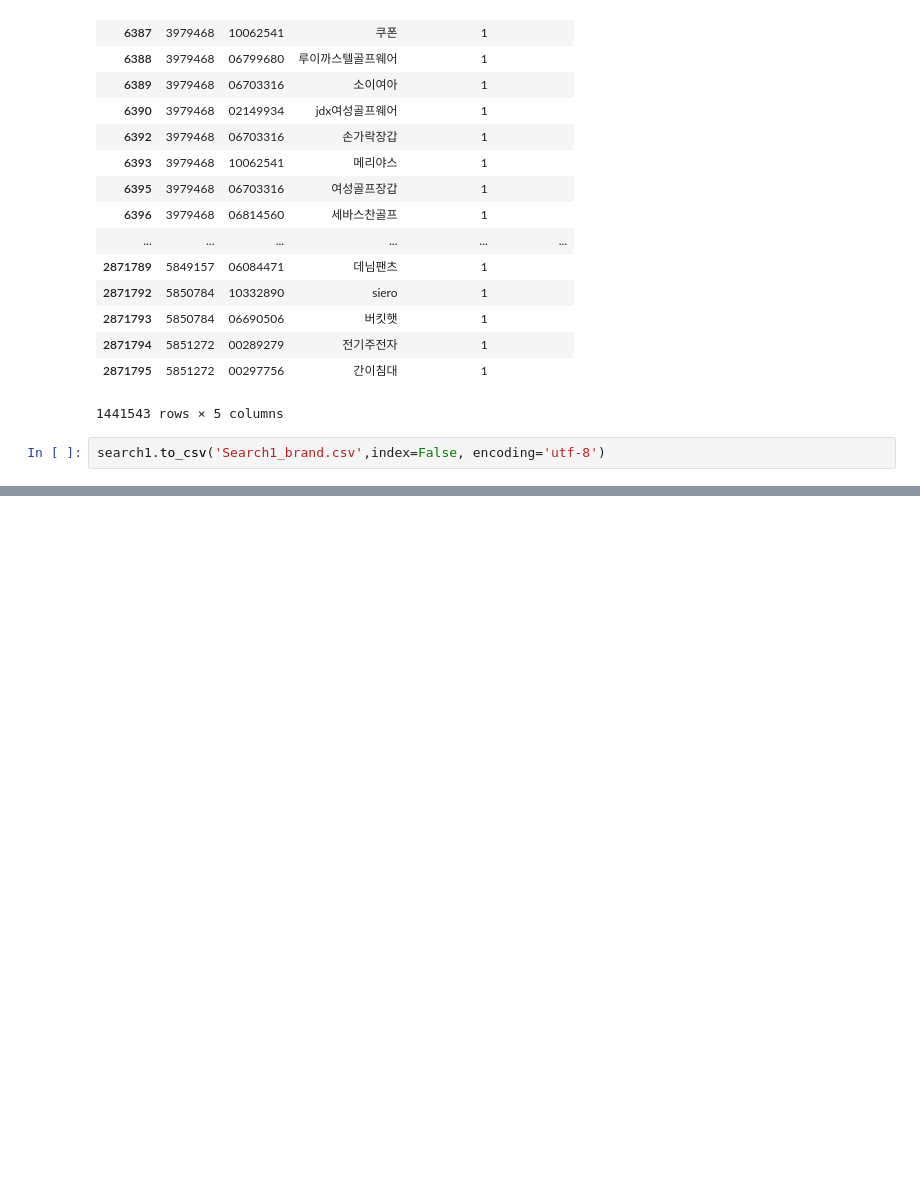
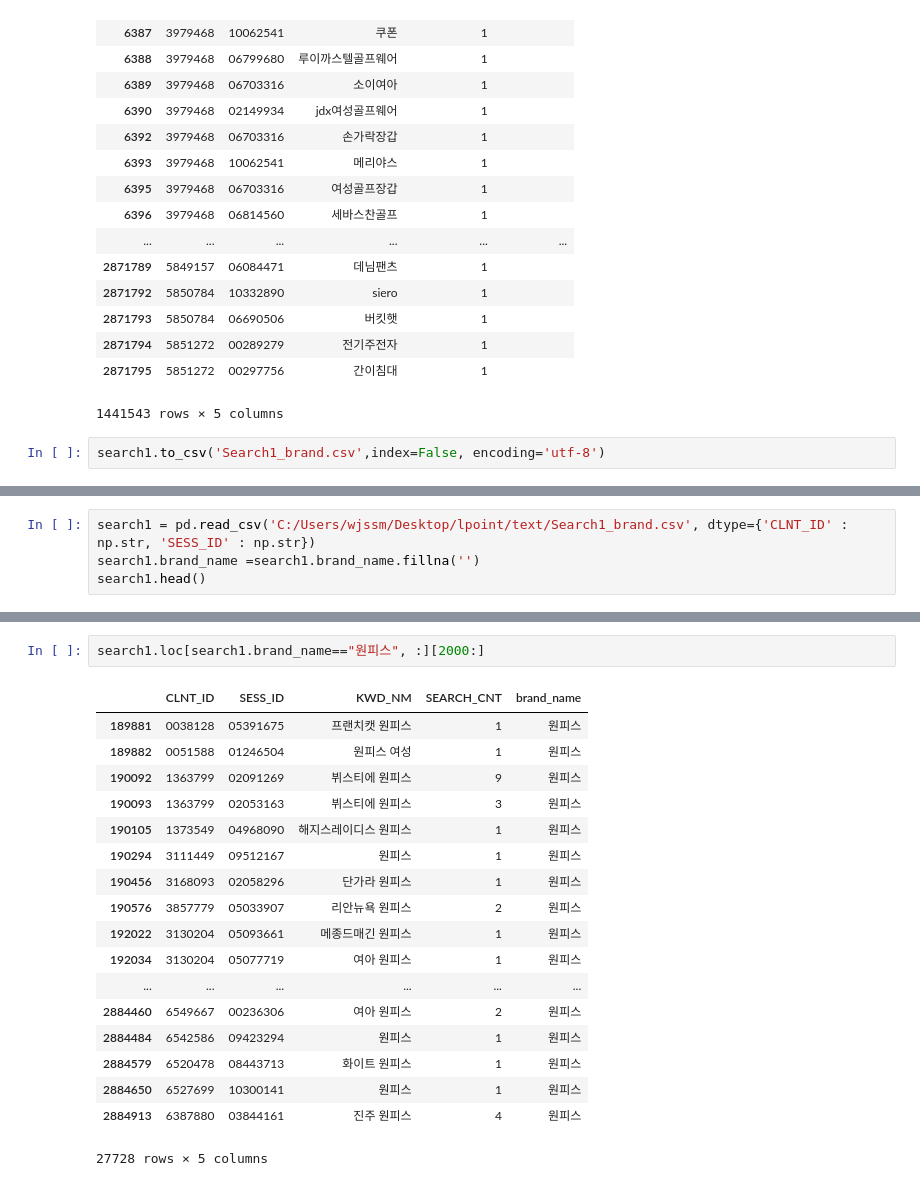
Before and after one commit to miniii222/-5th-L.point_bigdata_competiton, a Jupyter notebook: text/Search_extract_brand.ipynb, the cells around one changed output, grey strips where cells are left out. Drawn from its saved outputs; the diff is of its cells as text; blank space fills up the shorter version.

```diff
--- a/text/Search_extract_brand.ipynb
+++ b/text/Search_extract_brand.ipynb
@@ -400,0 +463,4 @@ search1.to_csv('Search1_brand.csv',index=False, encoding='utf-8')
+# %%
+search1 = pd.read_csv('C:/Users/wjssm/Desktop/lpoint/text/Search1_brand.csv', dtype={'CLNT_ID' : np.str, 'SESS_ID' : np.str})
+search1.brand_name =search1.brand_name.fillna('')
+search1.head()
@@ -400,0 +474,21 @@ search1.to_csv('Search1_brand.csv',index=False, encoding='utf-8')
+# %%
+search1.loc[search1.brand_name=="원피스", :][2000:]
+# %% [output]
+|  | CLNT_ID | SESS_ID | KWD_NM | SEARCH_CNT | brand_name |
+| 189881 | 0038128 | 05391675 | 프랜치캣 원피스 | 1 | 원피스 |
+| 189882 | 0051588 | 01246504 | 원피스 여성 | 1 | 원피스 |
+| 190092 | 1363799 | 02091269 | 뷔스티에 원피스 | 9 | 원피스 |
+| 190093 | 1363799 | 02053163 | 뷔스티에 원피스 | 3 | 원피스 |
+| 190105 | 1373549 | 04968090 | 해지스레이디스 원피스 | 1 | 원피스 |
+| 190294 | 3111449 | 09512167 | 원피스 | 1 | 원피스 |
+| 190456 | 3168093 | 02058296 | 단가라 원피스 | 1 | 원피스 |
+| 190576 | 3857779 | 05033907 | 리안뉴욕 원피스 | 2 | 원피스 |
+| 192022 | 3130204 | 05093661 | 메종드매긴 원피스 | 1 | 원피스 |
+| 192034 | 3130204 | 05077719 | 여아 원피스 | 1 | 원피스 |
+| ... | ... | ... | ... | ... | ... |
+| 2884460 | 6549667 | 00236306 | 여아 원피스 | 2 | 원피스 |
+| 2884484 | 6542586 | 09423294 | 원피스 | 1 | 원피스 |
+| 2884579 | 6520478 | 08443713 | 화이트 원피스 | 1 | 원피스 |
+| 2884650 | 6527699 | 10300141 | 원피스 | 1 | 원피스 |
+| 2884913 | 6387880 | 03844161 | 진주 원피스 | 4 | 원피스 |
+27728 rows × 5 columns
```
Also changed, not shown: parts of 16 cells of this notebook.
